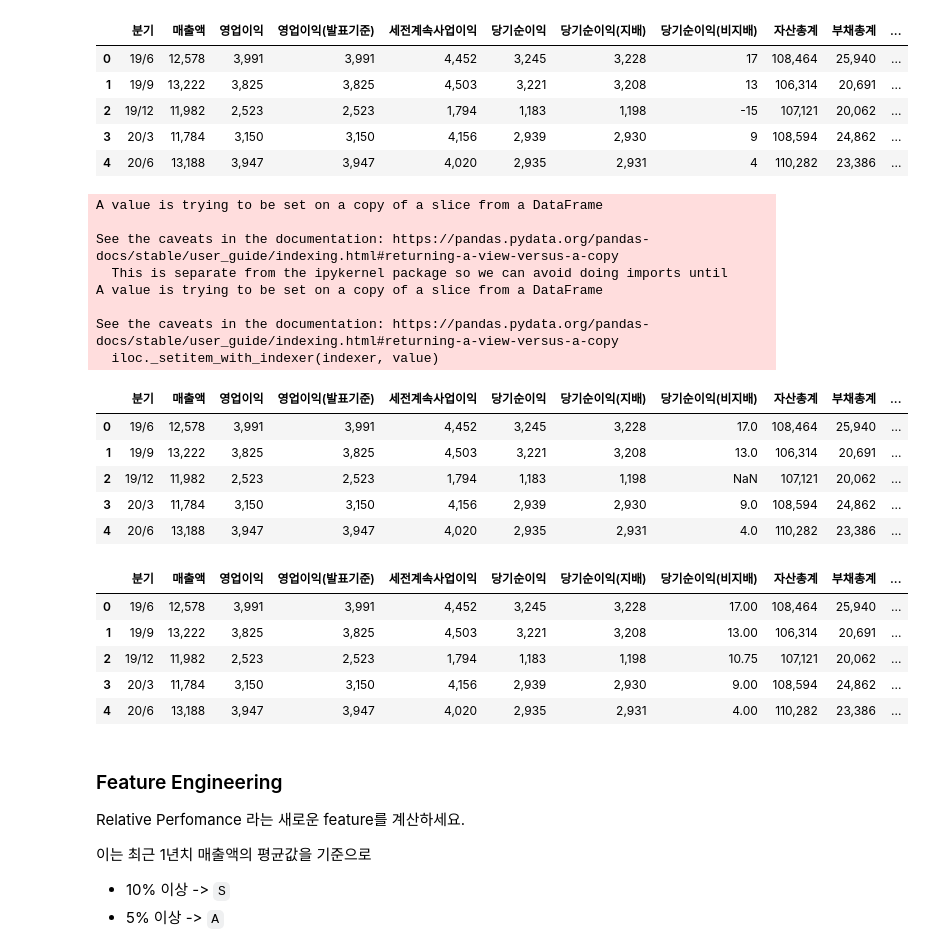
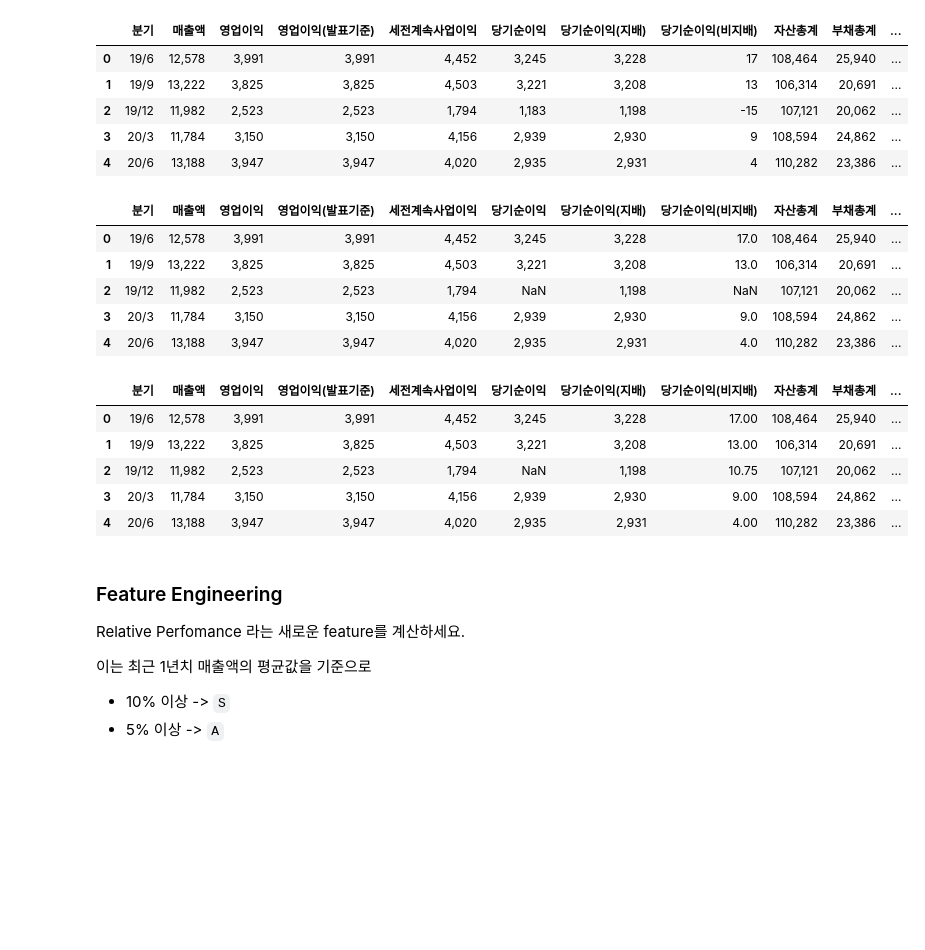
Before and after one commit to jiyoung-99/boiler-plate-node, a Jupyter notebook: n112a_feature_engineering_ipynb의_사본.ipynb, the cells around one changed output. Saved outputs shown, nothing was run; the diff lists cells and outputs as text; code cells hidden in the pictures; blank space fills up the shorter version.

```diff
--- a/n112a_feature_engineering_ipynb의_사본.ipynb
+++ b/n112a_feature_engineering_ipynb의_사본.ipynb
@@ -271,21 +271,13 @@ df_plus.head()
 # %%
 #결측값으로 변경
 ##############도전과제1.1번 답 ###############3
-df_plus['당기순이익(비지배)'][2] = np.NaN
+df_plus.iloc[2,5] = np.NaN
 df_plus.head()
 # %% [output]
-A value is trying to be set on a copy of a slice from a DataFrame
-
-See the caveats in the documentation: https://pandas.pydata.org/pandas-docs/stable/user_guide/indexing.html#returning-a-view-versus-a-copy
-  This is separate from the ipykernel package so we can avoid doing imports until
-A value is trying to be set on a copy of a slice from a DataFrame
-
-See the caveats in the documentation: https://pandas.pydata.org/pandas-docs/stable/user_guide/indexing.html#returning-a-view-versus-a-copy
-  iloc._setitem_with_indexer(indexer, value)
 |  | 분기 | 매출액 | 영업이익 | 영업이익(발표기준) | 세전계속사업이익 | 당기순이익 | 당기순이익(지배) | 당기순이익(비지배) | 자산총계 | 부채총계 | ... |
 | 0 | 19/6 | 12,578 | 3,991 | 3,991 | 4,452 | 3,245 | 3,228 | 17.0 | 108,464 | 25,940 | ... |
 | 1 | 19/9 | 13,222 | 3,825 | 3,825 | 4,503 | 3,221 | 3,208 | 13.0 | 106,314 | 20,691 | ... |
-| 2 | 19/12 | 11,982 | 2,523 | 2,523 | 1,794 | 1,183 | 1,198 | NaN | 107,121 | 20,062 | ... |
+| 2 | 19/12 | 11,982 | 2,523 | 2,523 | 1,794 | NaN | 1,198 | NaN | 107,121 | 20,062 | ... |
 | 3 | 20/3 | 11,784 | 3,150 | 3,150 | 4,156 | 2,939 | 2,930 | 9.0 | 108,594 | 24,862 | ... |
 | 4 | 20/6 | 13,188 | 3,947 | 3,947 | 4,020 | 2,935 | 2,931 | 4.0 | 110,282 | 23,386 | ... |
 # %%
@@ -297,7 +289,7 @@ df_plus.head()
 |  | 분기 | 매출액 | 영업이익 | 영업이익(발표기준) | 세전계속사업이익 | 당기순이익 | 당기순이익(지배) | 당기순이익(비지배) | 자산총계 | 부채총계 | ... |
 | 0 | 19/6 | 12,578 | 3,991 | 3,991 | 4,452 | 3,245 | 3,228 | 17.00 | 108,464 | 25,940 | ... |
 | 1 | 19/9 | 13,222 | 3,825 | 3,825 | 4,503 | 3,221 | 3,208 | 13.00 | 106,314 | 20,691 | ... |
-| 2 | 19/12 | 11,982 | 2,523 | 2,523 | 1,794 | 1,183 | 1,198 | 10.75 | 107,121 | 20,062 | ... |
+| 2 | 19/12 | 11,982 | 2,523 | 2,523 | 1,794 | NaN | 1,198 | 10.75 | 107,121 | 20,062 | ... |
 | 3 | 20/3 | 11,784 | 3,150 | 3,150 | 4,156 | 2,939 | 2,930 | 9.00 | 108,594 | 24,862 | ... |
 | 4 | 20/6 | 13,188 | 3,947 | 3,947 | 4,020 | 2,935 | 2,931 | 4.00 | 110,282 | 23,386 | ... |
 # %% [markdown]
```
